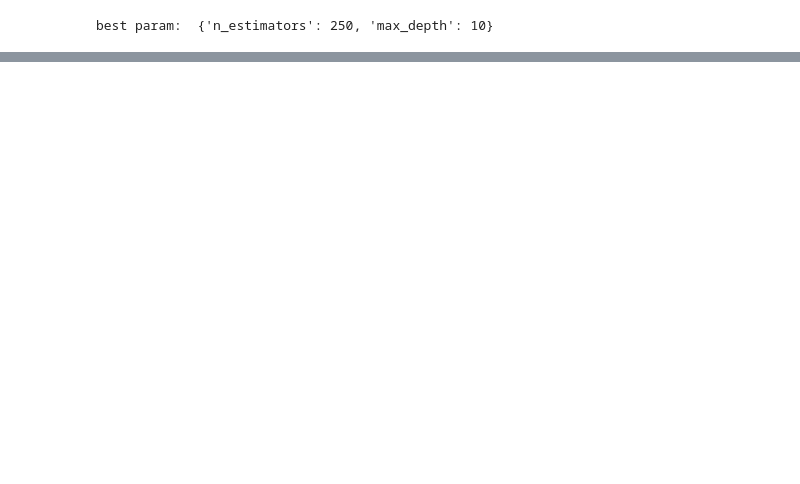
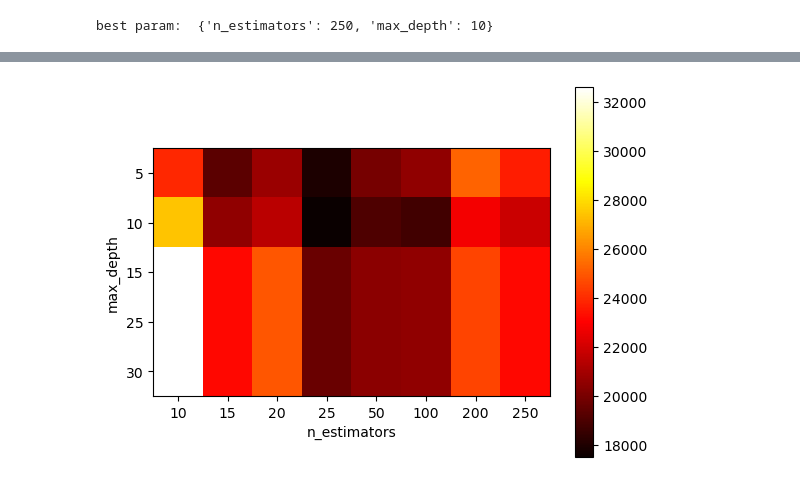
Before and after one commit to FlammingFrost/STATS-202-Competition, a Jupyter notebook: model/RegTree.ipynb, the cells around one changed output, grey strips where cells are left out. Cells and saved outputs as stored; diff of their text form; code cells hidden in the pictures; blank space fills up the shorter version.

Commit message:
Add prediction and test result CSV files

```diff
--- a/model/RegTree.ipynb
+++ b/model/RegTree.ipynb
@@ -117,3 +99,37 @@ test_pred = model_final.predict(test)
 # %%
 test_out = pd.DataFrame({'ID': test['ID'], 'Outcome': test_pred})
 test_out.to_csv('../data/predictions/RF_Zip_onehot.csv', index=False)
+# %%
+X_valid = test
+y_valid = pd.read_csv('../data/findTest/test_est.csv')
+def valid_loss(X, y, n_estimators=100, max_depth=5, random_state=0):
+    rf = RandomForestRegressor(n_estimators=n_estimators, max_depth=max_depth, random_state=random_state)
+    rf.fit(X, y)
+    y_pred = rf.predict(X_valid)
+    return np.sqrt(mean_squared_error(y_valid, y_pred))
+# %%
+param_search = {
+    'n_estimators': [10, 15, 20, 25, 50, 100, 200, 250],
+    'max_depth': [5, 10, 15, 25, 30]
+}
+
+from sklearn.model_selection import ParameterGrid
+grid = ParameterGrid(param_search)
+rmse = []
+for param in grid:
+    print('fitting: ', param, end=' ')
+    rmse.append(valid_loss(X, y, **param))
+    print('loss: ', rmse[-1])
+
+rmse = np.array(rmse).reshape(len(param_search['max_depth']), len(param_search['n_estimators']))
+plt.imshow(rmse, cmap='hot', interpolation='nearest')
+plt.xlabel('n_estimators')
+plt.ylabel('max_depth')
+plt.xticks(range(len(param_search['n_estimators'])), param_search['n_estimators'])
+plt.yticks(range(len(param_search['max_depth'])), param_search['max_depth'])
+plt.colorbar()
+plt.show()
+
+best_param = grid[np.argmin(rmse)]
+print('best param: ', best_param, 'loss: ', np.min(rmse))
+# %% [output]
@@ -119,0 +153 @@ test_out.to_csv('../data/predictions/RF_Zip_onehot.csv', index=False)
+[figure, added]
```
Also changed, not shown: parts of 4 cells of this notebook, 10 other files.
